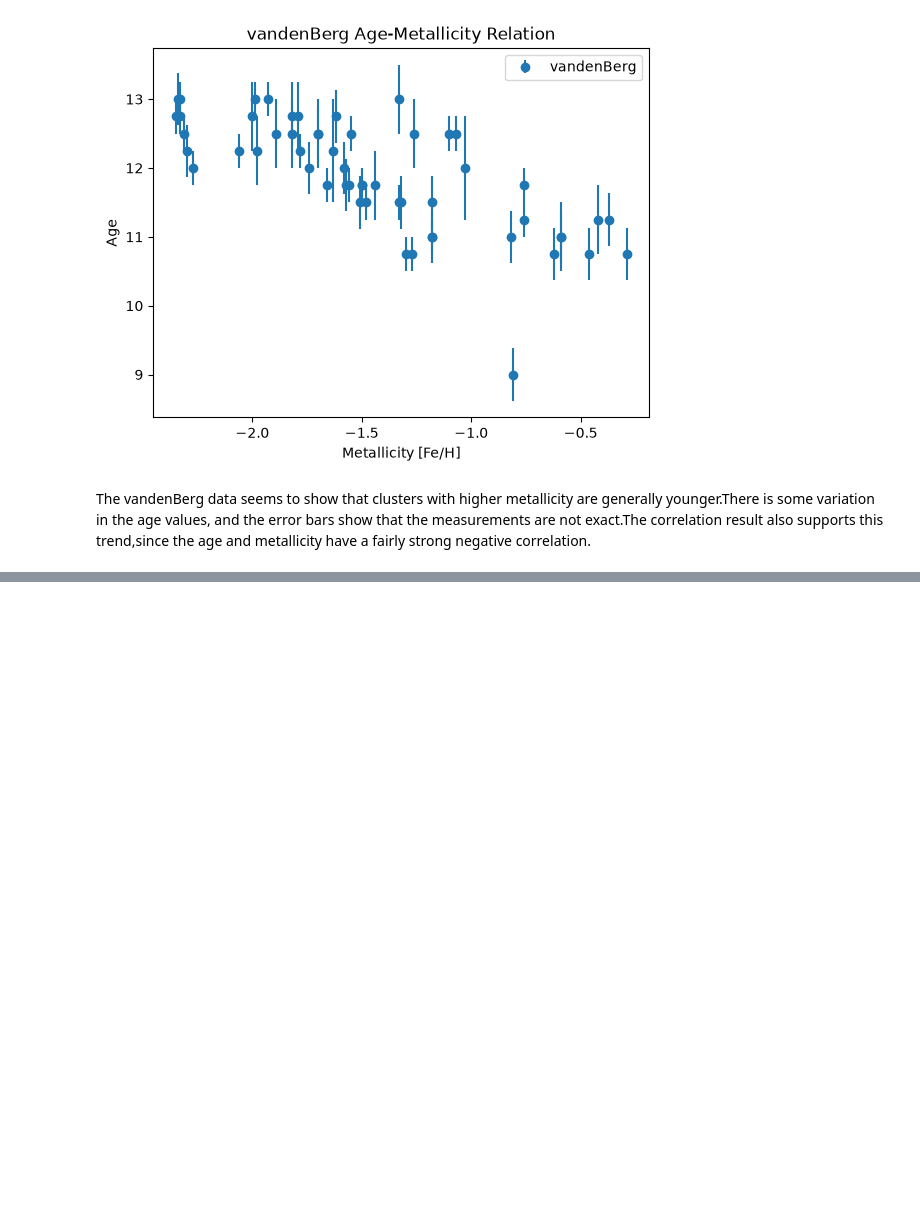
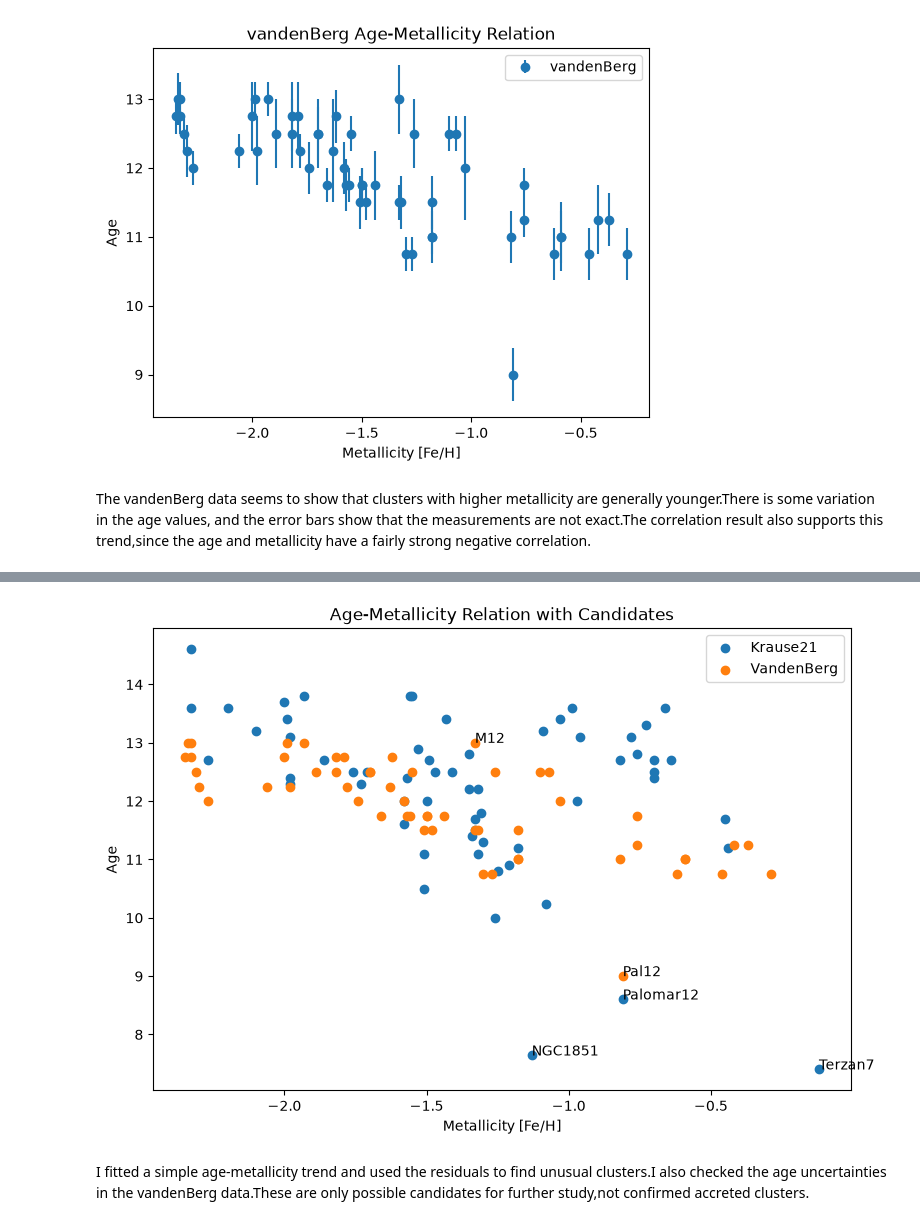
Before and after one commit to JIAQIZHANG721/PHYS3116_Accretion_Detectives, a Jupyter notebook: Jialai_analysis.ipynb, the cells around one changed output, grey strips where cells are left out. Cells and saved outputs as stored; diff of their text form; code cells hidden in the pictures; blank space fills up the shorter version.

Commit message:
Complete initial age-metallicity analysis
Complete initial age-metallicity analysis

```diff
--- a/Jialai_analysis.ipynb
+++ b/Jialai_analysis.ipynb
@@ -119,3 +119,12 @@ plt.show()
 [figure]
 # %% [markdown]
 The vandenBerg data seems to show that clusters with higher metallicity are generally younger.There is some variation in the age values, and the error bars show that the measurements are not exact.The correlation result also supports this trend,since the age and metallicity have a fairly strong negative correlation.
+# %%
+krause['fit'] = np.polyval(np.polyfit(krause['FeH'], krause['Age'], 1), krause['FeH'])
+vanden['fit'] = np.polyval(np.polyfit(vanden['FeH'], vanden['Age'], 1), vanden['FeH'])
+
+krause['residuals'] = krause['Age'] - krause['fit']
+vanden['residuals'] = vanden['Age'] - vanden['fit']
+
+krause['candidate'] = abs(krause['residuals']) > 2 * krause['residuals'].std()
+vanden['candidate'] = abs(vanden['residuals']) > 2 * vanden['residuals'].std()
@@ -121,0 +147,21 @@ The vandenBerg data seems to show that clusters with higher metallicity are gene
+# %%
+plt.figure(figsize=(9, 6))
+
+plt.scatter(krause['FeH'], krause['Age'], label='Krause21')
+plt.scatter(vanden['FeH'], vanden['Age'], label='VandenBerg')
+
+for _, row in krause[krause['candidate']].iterrows():
+    plt.annotate(row['Object'], (row['FeH'], row['Age']))
+
+for _, row in vanden[vanden['candidate']].iterrows():
+    plt.annotate(row['Name'], (row['FeH'], row['Age']))
+
+plt.xlabel('Metallicity [Fe/H]')
+plt.ylabel('Age')
+plt.title('Age-Metallicity Relation with Candidates')
+plt.legend()
+plt.show()
+# %% [output]
+[figure, added]
+# %% [markdown]
+I fitted a simple age-metallicity trend and used the residuals to find unusual clusters.I also checked the age uncertainties in the vandenBerg data.These are only possible candidates for further study,not confirmed accreted clusters.
```
Also changed, not shown: parts of 1 cell of this notebook.
